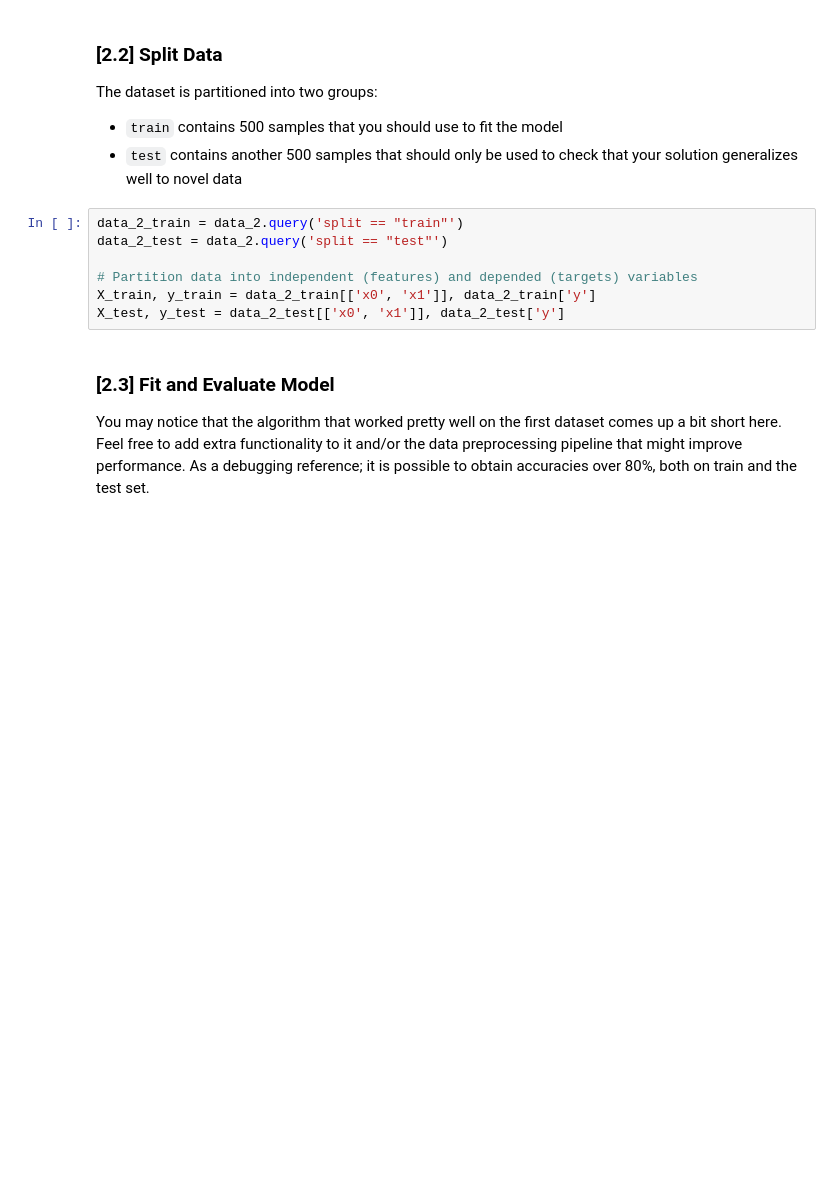
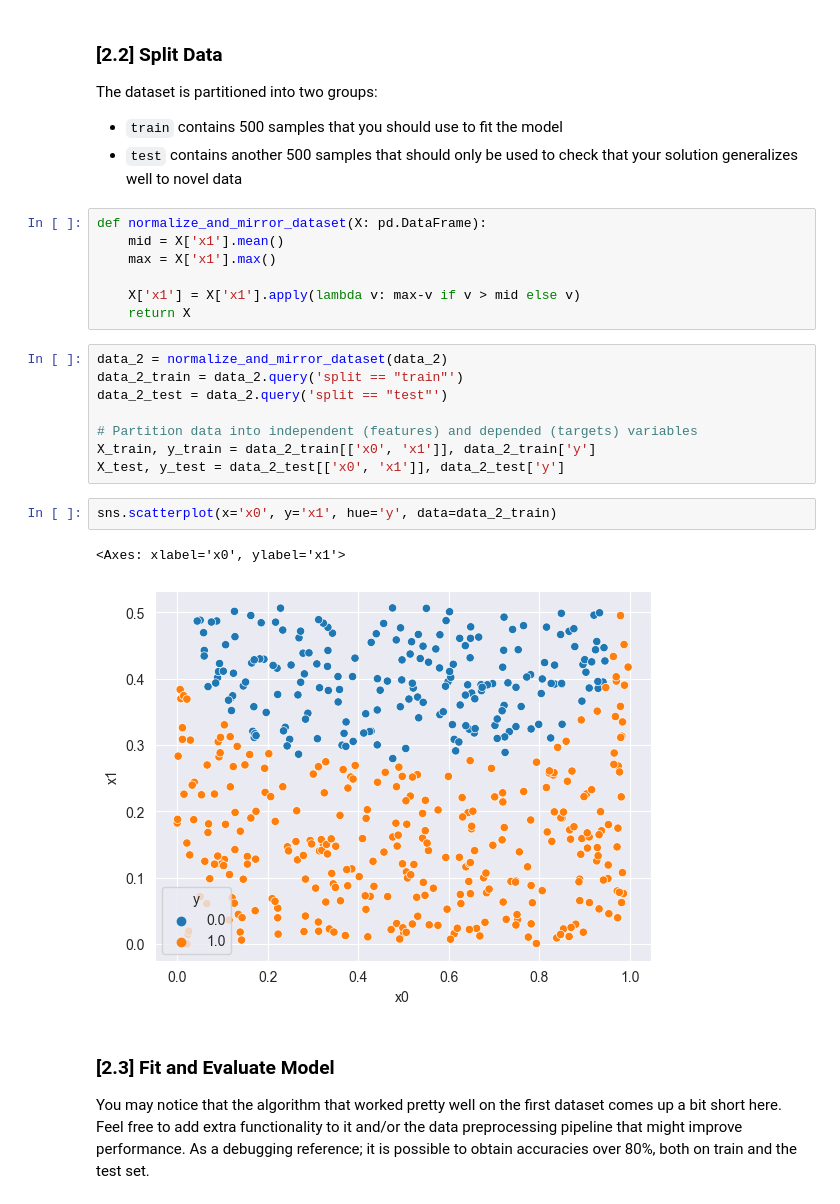
Before and after one commit to mikaelste/TDT-4173-2023-task-1, a Jupyter notebook: logistic_regression/experiment.ipynb, the cells around one changed output. Cells and saved outputs as stored; diff of their text form; blank space fills up the shorter version.

```diff
--- a/logistic_regression/experiment.ipynb
+++ b/logistic_regression/experiment.ipynb
@@ -141,13 +141,26 @@ The dataset is partitioned into two groups:
 
 - `train` contains 500 samples that you should use to fit the model
 - `test` contains another 500 samples that should only be used to check that your solution generalizes well to novel data
+# %%
+def normalize_and_mirror_dataset(X: pd.DataFrame):
+    mid = X['x1'].mean()
+    max = X['x1'].max()
+
+    X['x1'] = X['x1'].apply(lambda v: max-v if v > mid else v)
+    return X
 # %%
+data_2 = normalize_and_mirror_dataset(data_2)
 data_2_train = data_2.query('split == "train"')
 data_2_test = data_2.query('split == "test"')
 
 # Partition data into independent (features) and depended (targets) variables
 X_train, y_train = data_2_train[['x0', 'x1']], data_2_train['y']
 X_test, y_test = data_2_test[['x0', 'x1']], data_2_test['y']
+# %%
+sns.scatterplot(x='x0', y='x1', hue='y', data=data_2_train)
+# %% [output]
+<Axes: xlabel='x0', ylabel='x1'>
+[figure, added]
 # %% [markdown]
 ### [2.3] Fit and Evaluate Model
 
```
Also changed, not shown: parts of 4 cells of this notebook, 5 other files.
